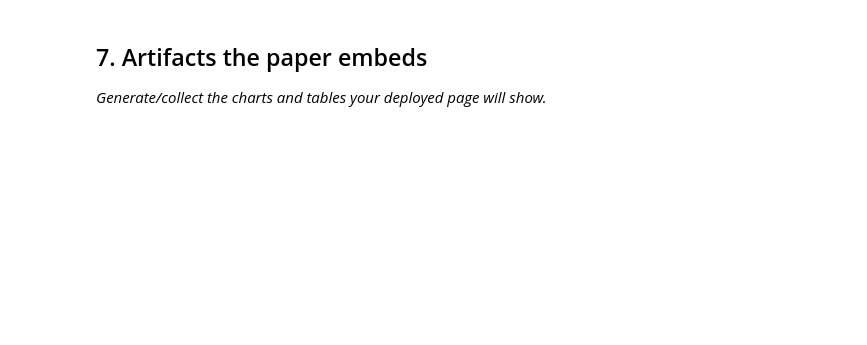
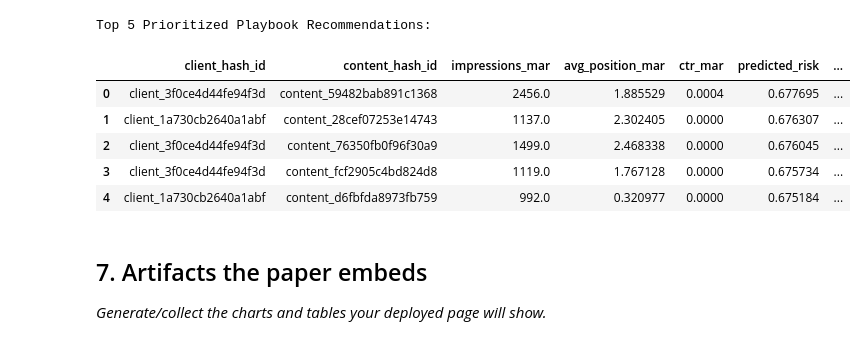
Before and after one commit to Venomm777/FlyAi, a Jupyter notebook: work/notebooks/capstone.ipynb, the cells around one changed output. Drawn from its saved outputs; the diff is of its cells as text; code cells hidden in the pictures; blank space fills up the shorter version.

```diff
--- a/work/notebooks/capstone.ipynb
+++ b/work/notebooks/capstone.ipynb
@@ -33,3 +211,33 @@ This skeleton is yours to fill. Work the sections **in order** — each one has
+# %%
+def assign_action(row):
+    imp = row["impressions_mar"]
+    pos = row["avg_position_mar"]
+    ctr = row["ctr_mar"]
+    risk = row["predicted_risk"]
+
+    if pos <= 10.0 and ctr < 0.025:
+        return pd.Series(["REFRESH_METADATA", "HIGH_IMP_LOW_CTR", 0.5])
+    elif 10.0 < pos <= 20.0 and imp >= 200:
+        return pd.Series(["EXPAND_CONTENT", "STRIKING_DISTANCE", 3.0])
+    elif pos > 30.0:
+        return pd.Series(["CONSOLIDATE_OR_PRUNE", "DEEP_RANK_DECAY", 1.0])
+    else:
+        return pd.Series(["MONITOR", "HEALTHY_STABLE", 0.0])
+
+action_cols = df_test.apply(assign_action, axis=1)
+action_cols.columns = ["action_label", "reason_code", "est_hours"]
+ranked_queue = pd.concat([df_test, action_cols], axis=1).sort_values(by="predicted_risk", ascending=False).reset_index(drop=True)
+
+print("Top 5 Prioritized Playbook Recommendations:")
+display(ranked_queue[["client_hash_id", "content_hash_id", "impressions_mar", "avg_position_mar", "ctr_mar", "predicted_risk", "action_label", "reason_code"]].head())
+# %% [output]
+Top 5 Prioritized Playbook Recommendations:
+|  | client_hash_id | content_hash_id | impressions_mar | avg_position_mar | ctr_mar | predicted_risk | ... |
+| 0 | client_3f0ce4d44fe94f3d | content_59482bab891c1368 | 2456.0 | 1.885529 | 0.0004 | 0.677695 | ... |
+| 1 | client_1a730cb2640a1abf | content_28cef07253e14743 | 1137.0 | 2.302405 | 0.0000 | 0.676307 | ... |
+| 2 | client_3f0ce4d44fe94f3d | content_76350fb0f96f30a9 | 1499.0 | 2.468338 | 0.0000 | 0.676045 | ... |
+| 3 | client_3f0ce4d44fe94f3d | content_fcf2905c4bd824d8 | 1119.0 | 1.767128 | 0.0000 | 0.675734 | ... |
+| 4 | client_1a730cb2640a1abf | content_d6fbfda8973fb759 | 992.0 | 0.320977 | 0.0000 | 0.675184 | ... |
 # %% [markdown]
 ## 7. Artifacts the paper embeds
 
```
Also changed, not shown: parts of 18 cells of this notebook.
